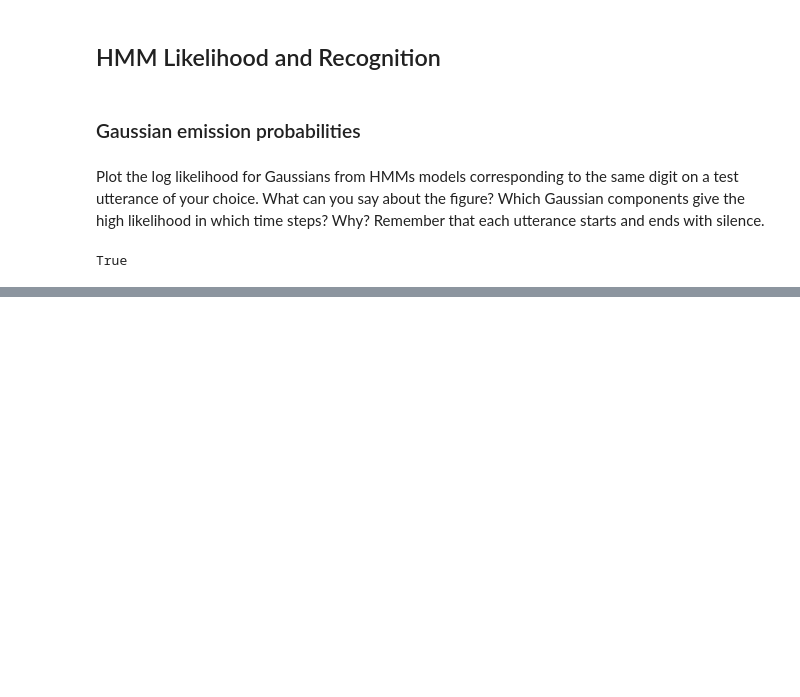
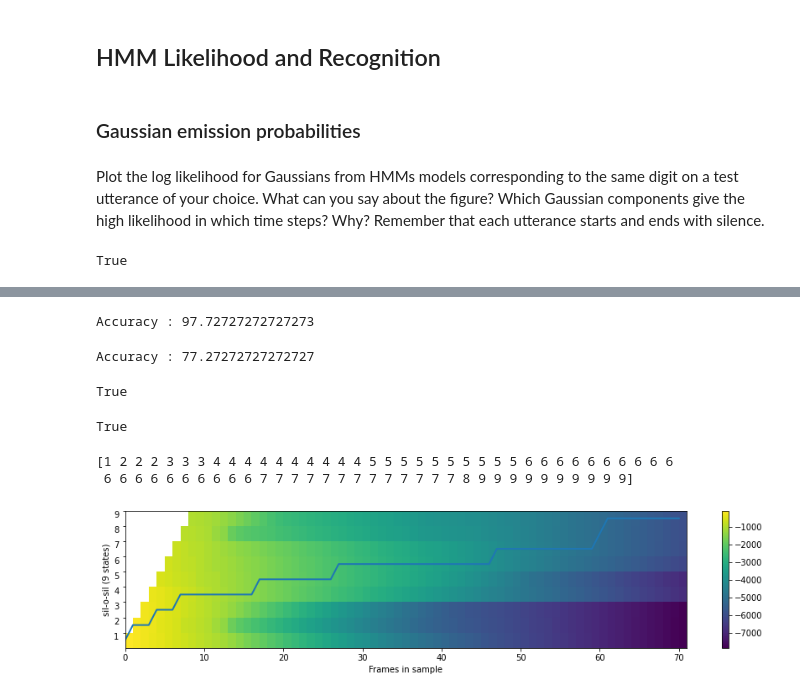
Before and after one commit to zakaria-n/HMM-Speech-Rec, a Jupyter notebook: lab2.ipynb, the cells around one changed output, grey strips where cells are left out. Cells and saved outputs as stored; diff of their text form; code cells hidden in the pictures; blank space fills up the shorter version.

```diff
--- a/lab2.ipynb
+++ b/lab2.ipynb
@@ -271,0 +342,51 @@ def forward(log_emlik, log_startprob, log_transmat):
+# %%
+performance_max = np.copy(performance.T)
+predictions_alpha = (performance_max == performance_max.max(axis = 0,keepdims = 1))
+match = 0
+for i in range(len(all_words)):
+    for j in range(len(all_utterance)):
+        if(predictions_alpha[i,j] == True and all_words[i] == all_utterance[j]):
+            match += 1
+print("Accuracy :", 100*float(match)/predictions_alpha.shape[1])
+# %% [output]
+Accuracy : 97.72727272727273
+# %%
+isolated = {}
+wordHMMs_all = {}
+for digit in prondict.keys():
+    isolated[digit] = ['sil'] + prondict[digit] + ['sil']
+    wordHMMs_all[digit] = concatHMMs(phoneHMMs_onespkr, isolated[digit])
+
+performance = np.zeros((44,11))
+
+no_utterance = 0
+for utterance in data:
+    no_word = 0
+    for word in wordHMMs_all:
+        obsloglik = log_multivariate_normal_density_diag(utterance['lmfcc'], wordHMMs_all[word]['means'], wordHMMs_all[word]['covars'])
+        log_startprob = np.log(wordHMMs_all[word]['startprob'][:-1])
+        log_transmat = np.log(wordHMMs_all[word]['transmat'][:-1,:-1])
+        alpha = forward(obsloglik, log_startprob, log_transmat)
+        hmm_loglik = logsumexp(alpha[-1])
+        performance[no_utterance, no_word] = hmm_loglik
+        #print(int(hmm_loglik), end = "\t")
+        #print(no_utterance,no_word ,end = '\t')
+        no_word += 1
+    #print()
+    no_utterance += 1
+
+all_words = []
+for x in wordHMMs_all: all_words.append(x)
+all_utterance = []
+for x in data: all_utterance.append(x['digit'])
+
+performance_max = np.copy(performance.T)
+predictions_alpha = (performance_max == performance_max.max(axis = 0,keepdims = 1))
+match = 0
+for i in range(len(all_words)):
+    for j in range(len(all_utterance)):
+        if(predictions_alpha[i,j] == True and all_words[i] == all_utterance[j]):
+            match += 1
+print("Accuracy :", 100*float(match)/predictions_alpha.shape[1])
+# %% [output]
+Accuracy : 77.27272727272727
@@ -271,0 +436,28 @@ def forward(log_emlik, log_startprob, log_transmat):
+# %%
+obsloglik = log_multivariate_normal_density_diag(example['lmfcc'], wordHMMs['o']['means'], wordHMMs['o']['covars'])
+log_startprob = np.log(wordHMMs['o']['startprob'][:-1])
+log_transmat = np.log(wordHMMs['o']['transmat'][:-1,:-1])
+alpha = forward(obsloglik, log_startprob, log_transmat)
+# %%
+vloglik, vpath = viterbi(obsloglik, log_startprob, log_transmat)
+# %%
+np.allclose(vloglik, example['vloglik'])
+# %% [output]
+True
+# %%
+np.allclose(vpath, example['vpath'])
+# %% [output]
+True
+# %%
+_ = plt.figure(figsize=(15,3))
+_ = plt.pcolormesh(np.ma.masked_array(alpha.T))
+_ = plt.plot(vpath+0.5, linewidth = 2)
+_ = plt.colorbar()
+_ = plt.yticks(range(1,10), verticalalignment='top')
+_ = plt.xlabel('Frames in sample')
+_ = plt.ylabel('sil-o-sil (9 states)')
+print(vpath+1)
+# %% [output]
+[1 2 2 2 3 3 3 4 4 4 4 4 4 4 4 4 4 5 5 5 5 5 5 5 5 5 5 6 6 6 6 6 6 6 6 6 6
+ 6 6 6 6 6 6 6 6 6 6 7 7 7 7 7 7 7 7 7 7 7 7 7 8 9 9 9 9 9 9 9 9 9 9]
+[figure, added]
```
Also changed, not shown: parts of 19 cells of this notebook.
